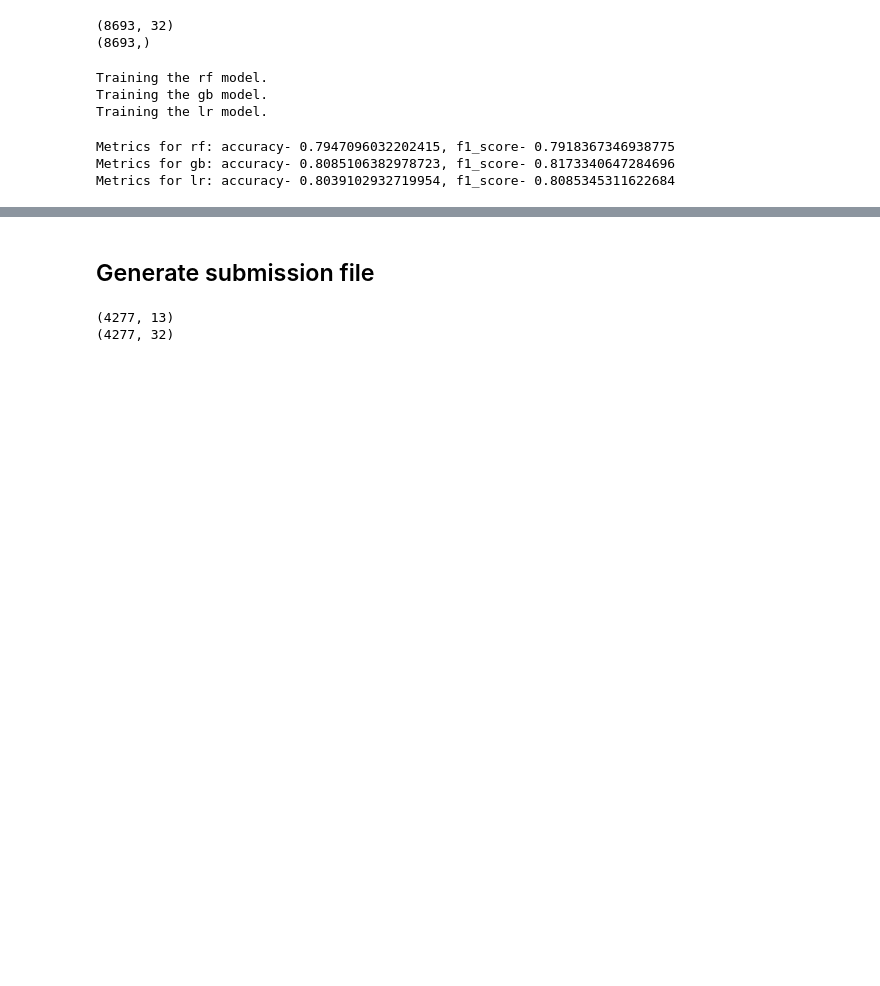
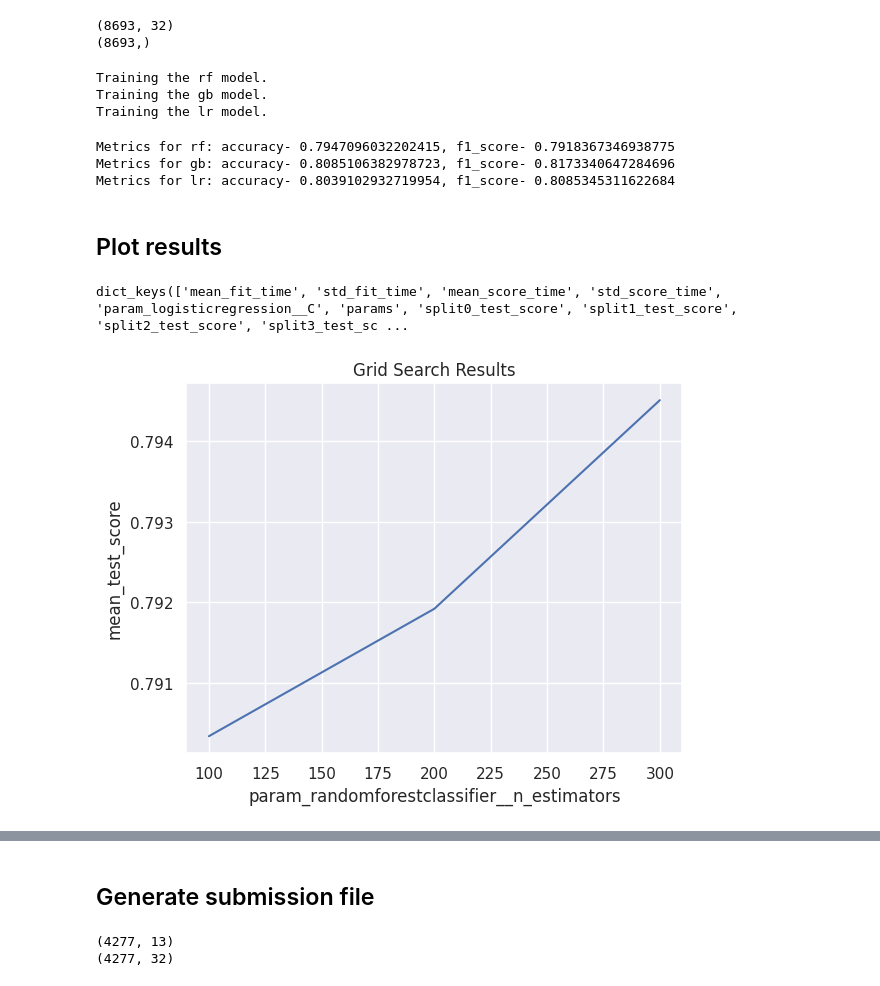
Before and after one commit to praseedm/Spaceship_titanic, a Jupyter notebook: E2E.ipynb, the cells around one changed output, grey strips where cells are left out. Cells and saved outputs as stored; diff of their text form; code cells hidden in the pictures; blank space fills up the shorter version.

```diff
--- a/E2E.ipynb
+++ b/E2E.ipynb
@@ -291,7 +291,7 @@ fit_models = {}
 for algo, pipeline in pipelines.items():
   print(f'Training the {algo} model.')
   # Create new Grid Search CV Cclass
-  model = GridSearchCV(pipeline, grid[algo], n_jobs=-1, cv=5)
+  model = GridSearchCV(pipeline, grid[algo], n_jobs=-1, cv=5, return_train_score=True)
   # Train the model
   model.fit(X_train, y_train)
   # Store results inside of the dictionary
@@ -313,3 +313,5 @@ for algo, model in fit_models.items():
 Metrics for rf: accuracy- 0.7947096032202415, f1_score- 0.7918367346938775
 Metrics for gb: accuracy- 0.8085106382978723, f1_score- 0.8173340647284696
 Metrics for lr: accuracy- 0.8039102932719954, f1_score- 0.8085345311622684
+# %% [markdown]
+## Plot results
@@ -315,0 +368,8 @@ Metrics for lr: accuracy- 0.8039102932719954, f1_score- 0.8085345311622684
+# %%
+r.keys()
+# %% [output]
+dict_keys(['mean_fit_time', 'std_fit_time', 'mean_score_time', 'std_score_time', 'param_logisticregression__C', 'params', 'split0_test_score', 'split1_test_score', 'split2_test_score', 'split3_test_sc ...
+# %%
+plot_gridsearchcv_results(grid_search=fit_models["rf"])
+# %% [output]
+[figure, added]
```
Also changed, not shown: parts of 6 cells of this notebook.
